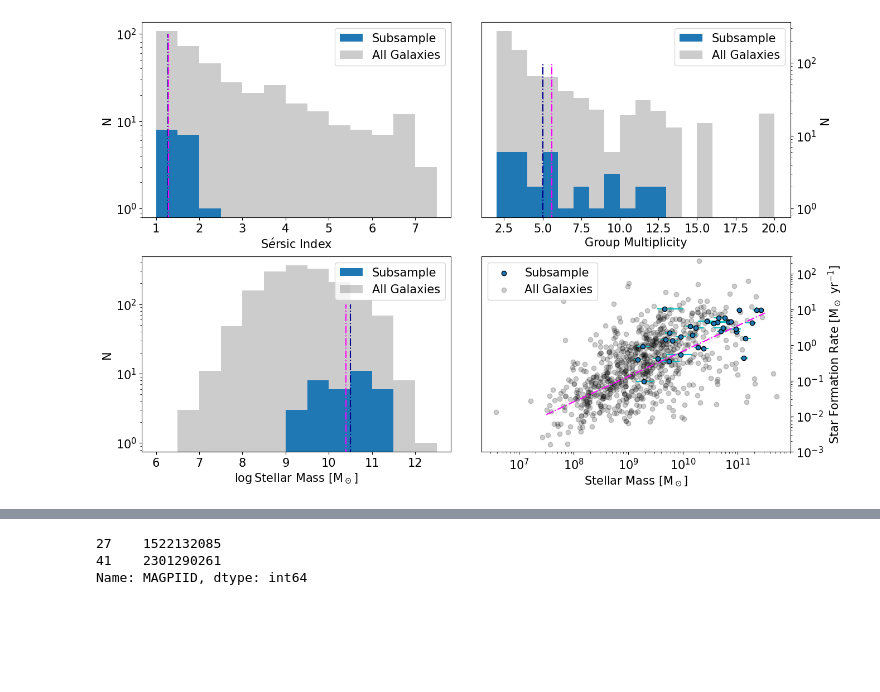
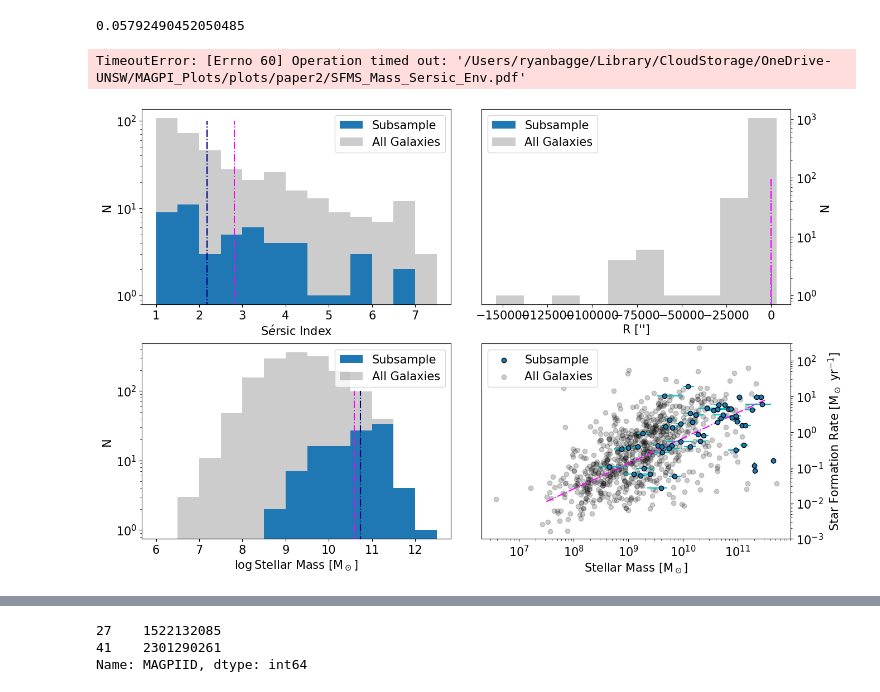
Before and after one commit to r-bagge/MAGPI_kinematics, a Jupyter notebook: plots.ipynb, the cells around one changed output, grey strips where cells are left out. Drawn from its saved outputs; the diff is of its cells as text; code cells hidden in the pictures; blank space fills up the shorter version.

```diff
--- a/plots.ipynb
+++ b/plots.ipynb
@@ -66,9 +85,11 @@ plt.show()
+# %%
+print(np.nanmedian(vg))
+# %% [output]
+0.05792490452050485
 # %%
-sample = pd.read_csv("/Users/ryanbagge/Library/CloudStorage/OneDrive-UNSW/MAGPI_csv/kinemetry_sample_M2.csv")
-#sample = pd.read_csv("/Users/ryanbagge/Library/CloudStorage/OneDrive-UNSW/MAGPI_csv/MAGPI_kinemetry_sample.csv")
-#sample = sample.dropna()
-#sample = sample[sample["v_asym_s"]/sample["v_asym_s_err"]>3]
-sample = sample[sample["v_asym_15re"]<0.1]
+#sample = pd.read_csv("/Users/ryanbagge/Library/CloudStorage/OneDrive-UNSW/MAGPI_csv/kinemetry_sample_M2.csv")
+#sample = sample["v_asym_15re_err"]<0.1]
+sample = pd.read_csv("/Users/ryanbagge/Library/CloudStorage/OneDrive-UNSW/MAGPI_csv/MAGPI_kinemetry_sample.csv")
 prospect = pd.read_csv("/Users/ryanbagge/Library/CloudStorage/OneDrive-UNSW/MAGPI_csv/MAGPI_ProSpectCat_v0.1.csv")
 
 # SFMS & Mass
@@ -103,13 +124,17 @@ galfit = pd.read_csv("/Users/ryanbagge/Library/CloudStorage/OneDrive-UNSW/MAGPI_
 prospect = pd.read_csv("/Users/ryanbagge/Library/CloudStorage/OneDrive-UNSW/MAGPI_csv/MAGPI_ProSpectCat_v0.1.csv")
 n2 = galfit["n"]
 n2 = n2[n2 > 0]
+re2 = galfit["re"].to_numpy()
+z = galfit["z"].to_numpy()
+re2 = np.radians((re2/3600)/0.2)*cosmo.luminosity_distance(z).to(u.kpc).value
 prospect = prospect[prospect["MAGPIID"].isin(sample["MAGPIID"])]
 sample = sample[sample["MAGPIID"].isin(prospect["MAGPIID"])]
 galfit = galfit[galfit["MAGPIID"].isin(prospect["MAGPIID"])]
 n = galfit["n"]
 n = n[n > 0]
 re = galfit["re"].to_numpy()
-
+z = galfit["z"].to_numpy()
+re = np.radians((re/3600)/0.2)*cosmo.luminosity_distance(z).to(u.kpc).value
 
 plt.rcParams.update({"font.size":15})
 fig, ((ax1, ax2), (ax3, ax4)) = plt.subplots(2, 2, figsize=(15, 10))
@@ -124,45 +149,46 @@ ax1.set_ylabel("N")
 ax1.set_xlabel(r"S$\'{e}$rsic Index")
 ax1.legend()
 # Environment
-ax2.hist(N_Gals, label="Subsample", zorder=2,bins=np.arange(1,21,1))
+ax2.hist(re, label="Subsample", zorder=2)
 #ax2.hist(N_Gals_0, zorder=2, label="No Env. Metrics")
-ax2.hist(not_N_gals, label="All Galaxies", color="k", alpha=0.2, zorder=1,bins=np.arange(1,21,1))
+ax2.hist(re2, label="All Galaxies", color="k", alpha=0.2, zorder=1)
 ax2.set_yscale("log")
-ax2.set_xlabel("Group Multiplicity")
-ax2.vlines(np.median(N_Gals), ymin=0, ymax=100,ls="dashdot",color="darkblue")
-ax2.vlines(np.mean(N_Gals), ymin=0, ymax=100,ls="dashdot",color="fuchsia")
+ax2.set_xlabel("R ['']")
+ax2.vlines(np.median(re), ymin=0, ymax=100,ls="dashdot",color="darkblue")
+ax2.vlines(np.mean(re), ymin=0, ymax=100,ls="dashdot",color="fuchsia")
 ax2.legend()
 ax2.set_ylabel("N")
-ax2.set_xlim(1.05,21.05)
+#ax2.set_xlim(-0.05,5.05)
 # Mass
 ax3.hist(np.log10(M_sol), zorder=2, label="Subsample", bins=np.arange(6,13,0.5))
 ax3.hist(np.log10(M_sol_2), label="All Galaxies", color="k", bins=np.arange(6,13,0.5), alpha=0.2)
 ax3.vlines(np.median(np.log10(M_sol)), ymin=0, ymax=100,ls="dashdot",color="darkblue")
 ax3.vlines(np.mean(np.log10(M_sol)), ymin=0, ymax=100,ls="dashdot",color="fuchsia")
 #ax.set_xscale("log")
 ax3.set_yscale("log")
 ax3.set_ylabel("N")
 ax3.set_xlabel(r"$\log$Stellar Mass [M$_\odot$]")
 ax3.legend()
 # SFMS
 ax4.scatter(M_sol, SFR, zorder=3, label="Subsample", ec="k")
 ax4.errorbar(M_sol, SFR, xerr=[M_sol_err_16,M_sol_err_84], yerr=SFR_err, zorder=2, fmt=".c", ls="")
 ax4.scatter(M_sol_2, SFR_2, zorder=1, alpha=0.2, c="k", label="All Galaxies")
 ax4.plot(xx, MS, ls="dashdot", c="magenta")
 ax4.set_xscale("log")
 ax4.set_yscale("log")
 ax4.set_ylim(1e-3, 300)
 ax4.set_xlabel(r"Stellar Mass [M$_\odot$]")
 ax4.set_ylabel(r"Star Formation Rate [M$_\odot$ yr$^{-1}$]")
 ax4.legend()
 for ax in [ax2, ax4]:
     ax.yaxis.tick_right()
     ax.yaxis.set_label_position("right")
 plt.subplots_adjust(hspace=0.2, wspace=0.1)
-plt.savefig("/Users/ryanbagge/Library/CloudStorage/OneDrive-UNSW/MAGPI_Plots/plots/paper1/"
+plt.savefig("/Users/ryanbagge/Library/CloudStorage/OneDrive-UNSW/MAGPI_Plots/plots/paper2/"
             "SFMS_Mass_Sersic_Env.pdf", bbox_inches="tight")
 # %% [output]
+TimeoutError: [Errno 60] Operation timed out: '/Users/ryanbagge/Library/CloudStorage/OneDrive-UNSW/MAGPI_Plots/plots/paper2/SFMS_Mass_Sersic_Env.pdf'
-[figure, old version]
+[figure, new version]
 # %%
 sample = pd.read_csv("/Users/ryanbagge/Library/CloudStorage/OneDrive-UNSW/MAGPI_csv/MAGPI_kinemetry_sample_1Re.csv")
 sample = sample[sample["v_asym_g_err"]<0.1]
```
Also changed, not shown: parts of 13 cells of this notebook.
